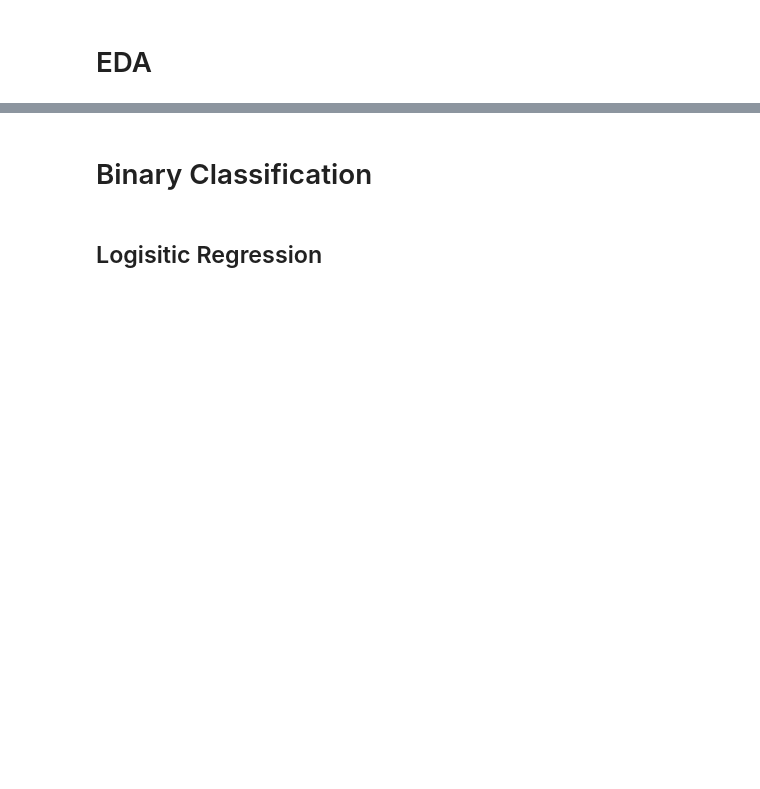
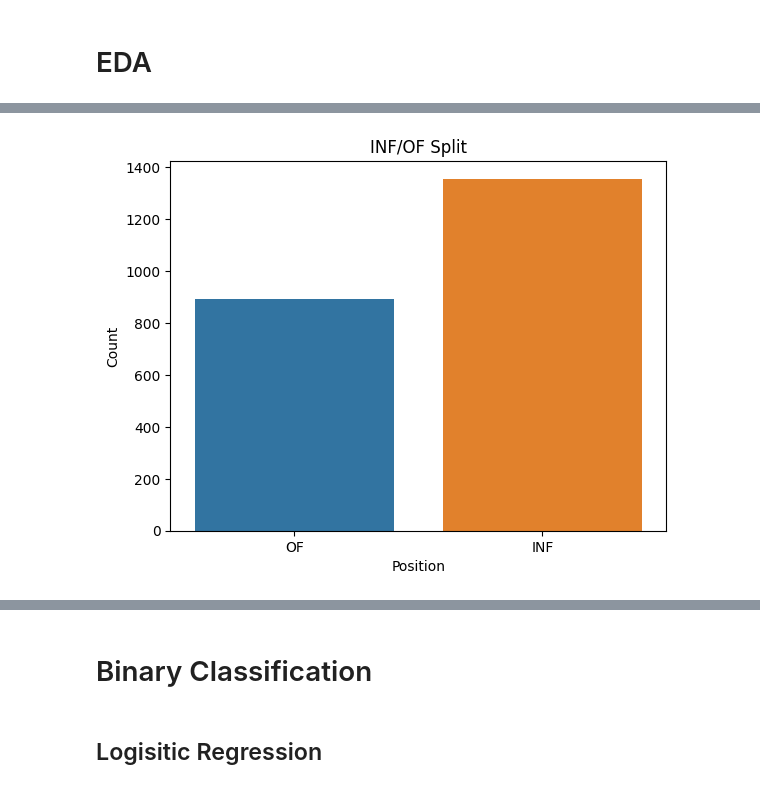
Before and after one commit to Threadphobic/PositionalPrediction, a Jupyter notebook: PositionalPrediction.ipynb, the cells around one changed output, grey strips where cells are left out. Cells and saved outputs as stored; diff of their text form; code cells hidden in the pictures; blank space fills up the shorter version.

```diff
--- a/PositionalPrediction.ipynb
+++ b/PositionalPrediction.ipynb
@@ -32,0 +159,8 @@ for dirname, _, filenames in os.walk('/kaggle/input'):
+# %%
+sns.countplot(data=binary_hitters, x='bin_pos')
+plt.title('INF/OF Split')
+plt.xlabel('Position')
+plt.ylabel('Count')
+plt.show()
+# %% [output]
+[figure, added]
```
Also changed, not shown: parts of 19 cells of this notebook.
